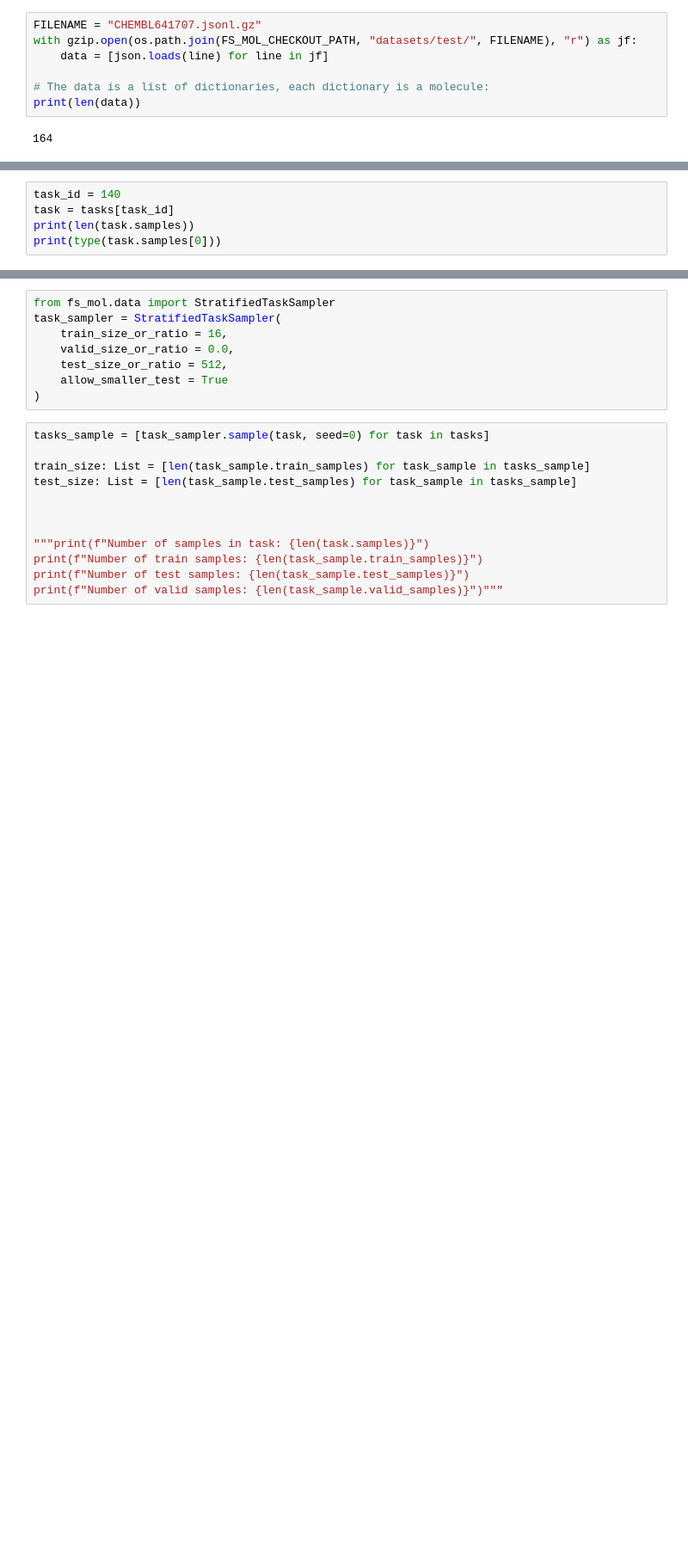
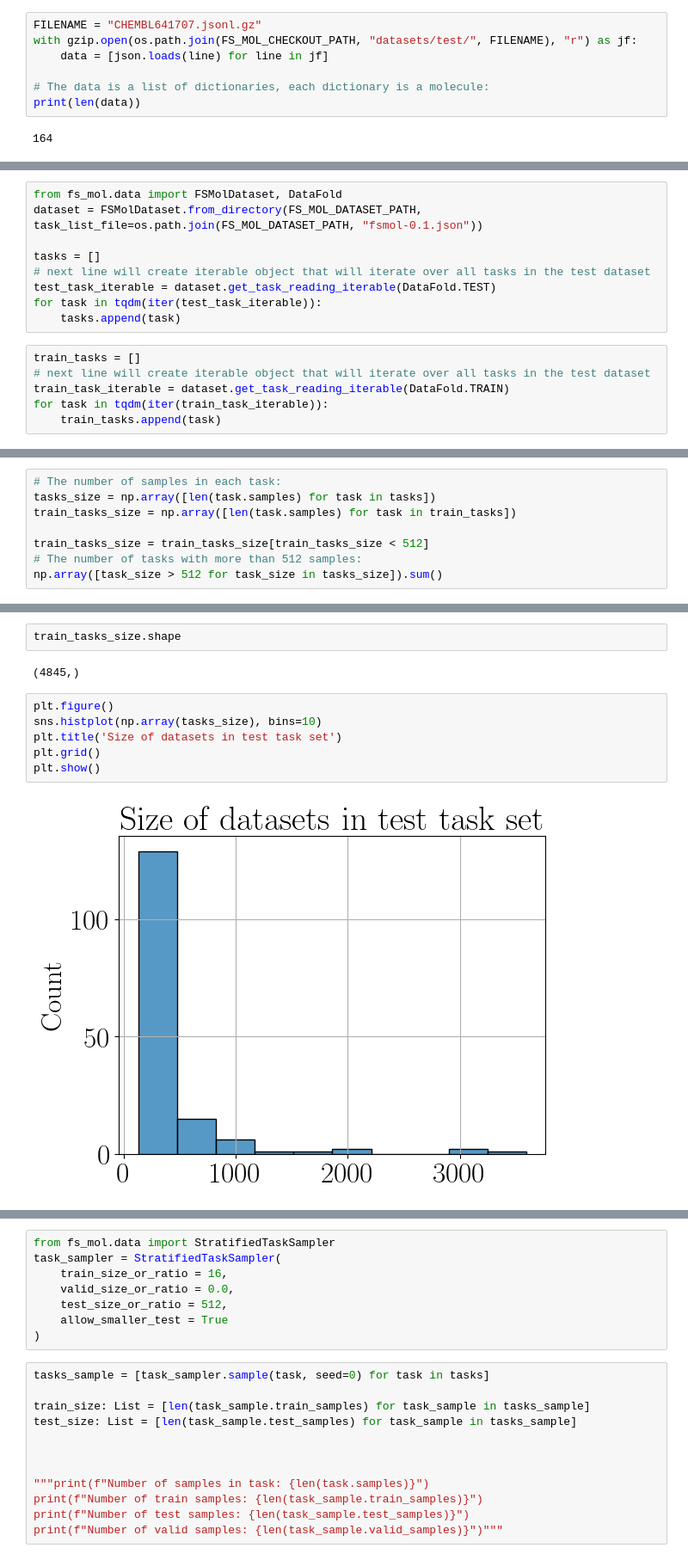
Before and after one commit to HFooladi/FS-Mol, a Jupyter notebook: notebooks/new_dataset.ipynb, the cells around one changed output, grey strips where cells are left out. Shown at 86% size. Saved outputs shown, nothing was run; the diff lists cells and outputs as text; blank space fills up the shorter version.

```diff
--- a/notebooks/new_dataset.ipynb
+++ b/notebooks/new_dataset.ipynb
@@ -75,5 +54,0 @@ plt.show()
-# %%
-task_id = 140
-task = tasks[task_id]
-print(len(task.samples))
-print(type(task.samples[0]))
@@ -103,0 +57,15 @@ plt.show()
+# %%
+from fs_mol.data import FSMolDataset, DataFold
+dataset = FSMolDataset.from_directory(FS_MOL_DATASET_PATH, task_list_file=os.path.join(FS_MOL_DATASET_PATH, "fsmol-0.1.json"))
+
+tasks = []
+# next line will create iterable object that will iterate over all tasks in the test dataset
+test_task_iterable = dataset.get_task_reading_iterable(DataFold.TEST)
+for task in tqdm(iter(test_task_iterable)):
+    tasks.append(task)
+# %%
+train_tasks = []
+# next line will create iterable object that will iterate over all tasks in the test dataset
+train_task_iterable = dataset.get_task_reading_iterable(DataFold.TRAIN)
+for task in tqdm(iter(train_task_iterable)):
+    train_tasks.append(task)
@@ -103,0 +78,8 @@ plt.show()
+# %%
+# The number of samples in each task:
+tasks_size = np.array([len(task.samples) for task in tasks])
+train_tasks_size = np.array([len(task.samples) for task in train_tasks])
+
+train_tasks_size = train_tasks_size[train_tasks_size < 512]
+# The number of tasks with more than 512 samples:
+np.array([task_size > 512 for task_size in tasks_size]).sum()
@@ -103,0 +92,12 @@ plt.show()
+# %%
+train_tasks_size.shape
+# %% [output]
+(4845,)
+# %%
+plt.figure()
+sns.histplot(np.array(tasks_size), bins=10)
+plt.title('Size of datasets in test task set')
+plt.grid()
+plt.show()
+# %% [output]
+[figure, added]
```
Also changed, not shown: parts of 126 cells of this notebook.
